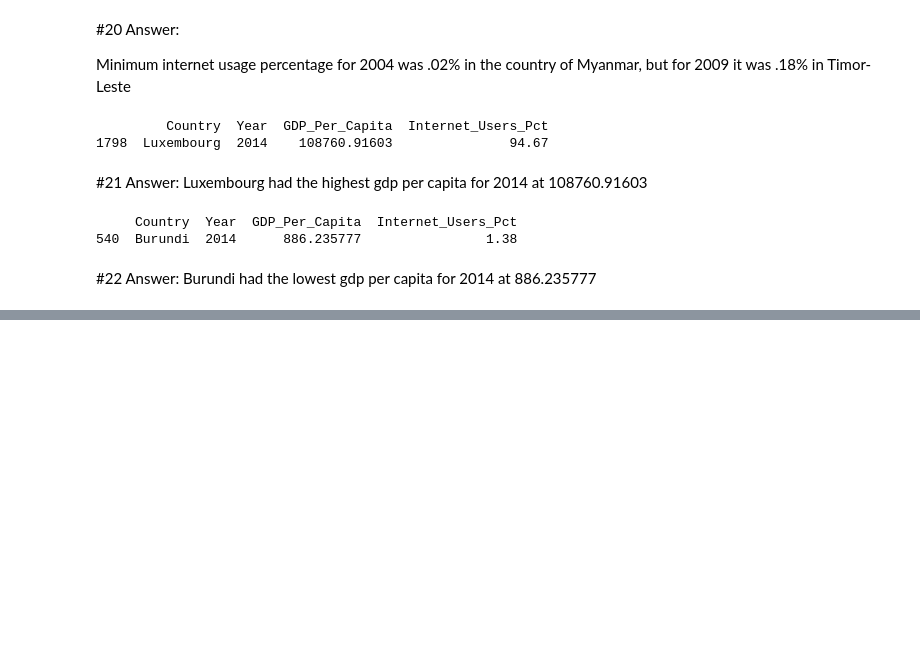
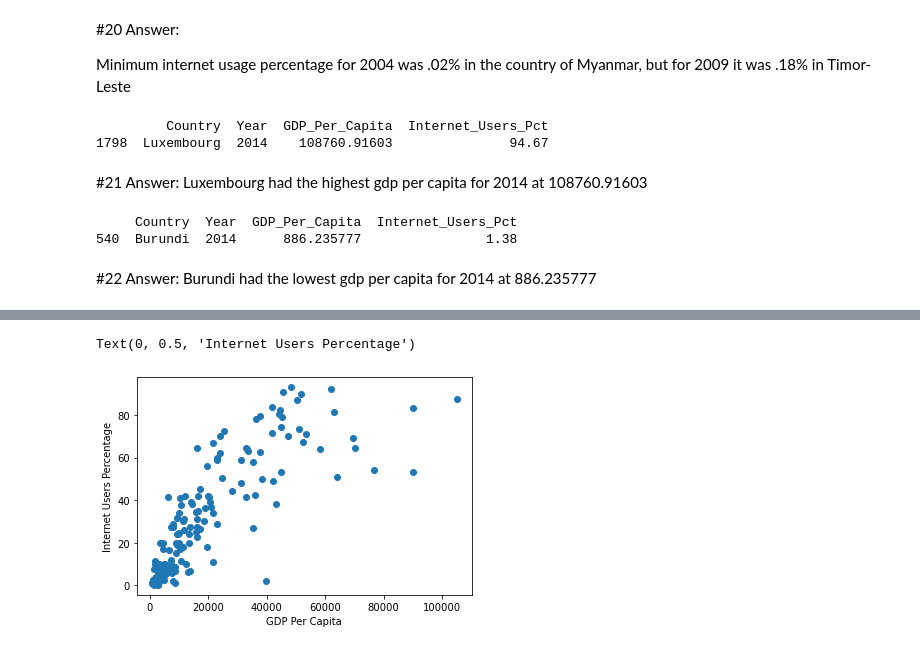
Before and after one commit to NSS-Data-Analytics-Cohort-6/gdp-and-internet-usage-jrthompson25, a Jupyter notebook: Notebooks/GDP_UN_Project.ipynb, the cells around one changed output, grey strips where cells are left out. Cells and saved outputs as stored; diff of their text form; code cells hidden in the pictures; blank space fills up the shorter version.

```diff
--- a/Notebooks/GDP_UN_Project.ipynb
+++ b/Notebooks/GDP_UN_Project.ipynb
@@ -297,0 +307,9 @@ Burundi had the lowest gdp per capita for 2014 at 886.235777
+# %%
+#23 Continued - For year 2009
+
+plt.scatter(year2009_df.GDP_Per_Capita, year2009_df.Internet_Users_Pct)
+plt.xlabel('GDP Per Capita')
+plt.ylabel('Internet Users Percentage')
+# %% [output]
+Text(0, 0.5, 'Internet Users Percentage')
+[figure, added]
```
Also changed, not shown: parts of 8 cells of this notebook.
